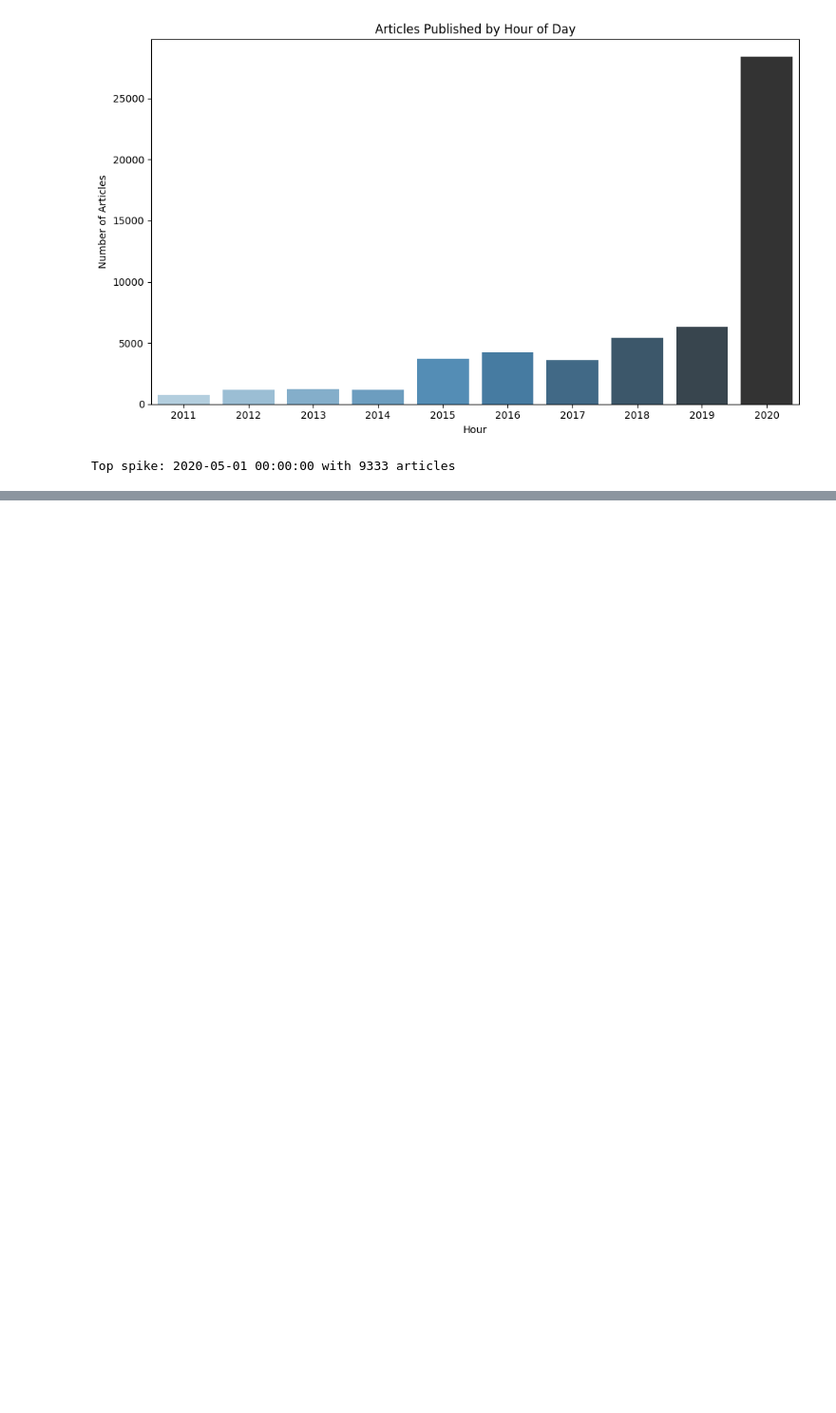
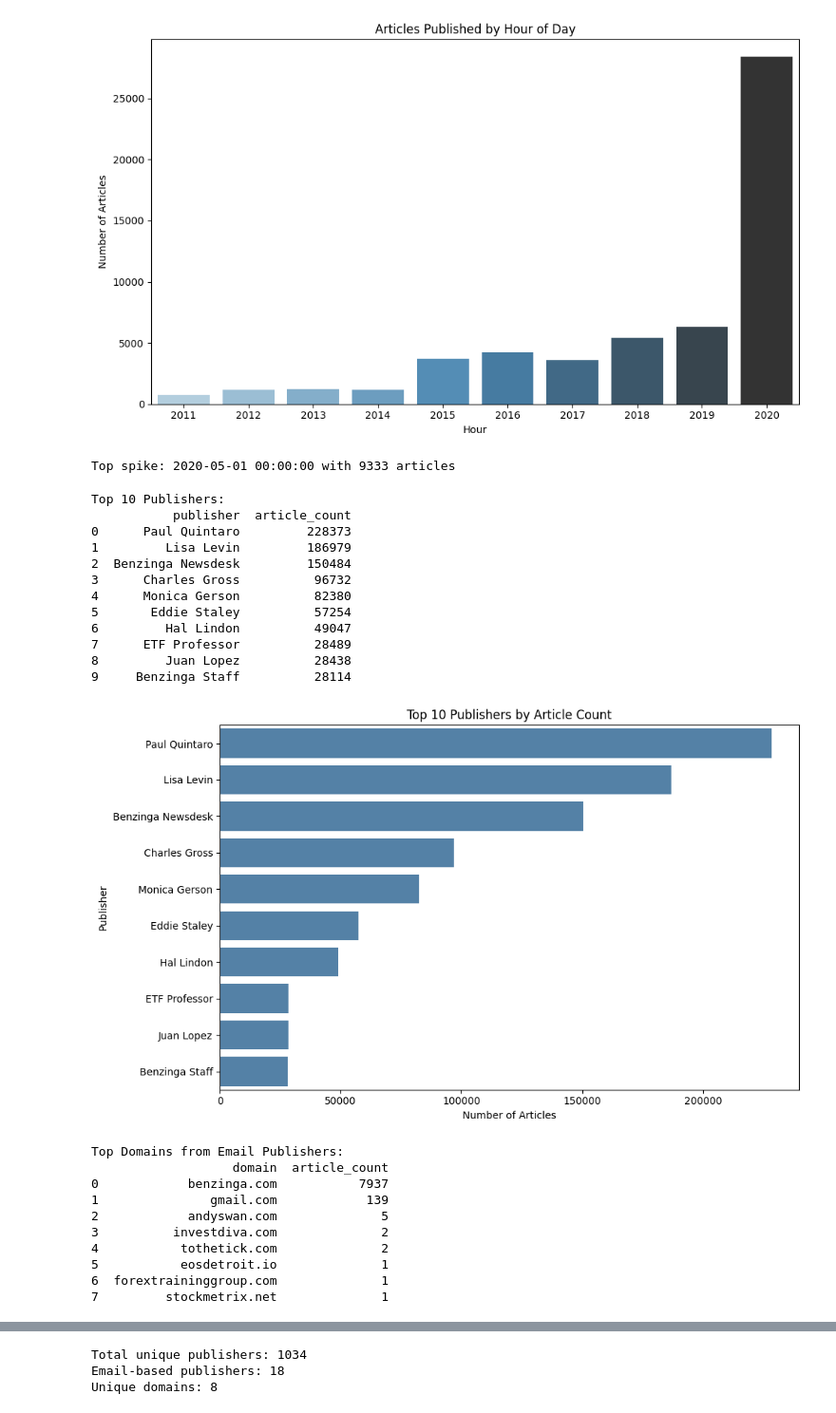
Before and after one commit to gashawbekele06/fnspid, a Jupyter notebook: notebooks/descriptive_analysis_eda.ipynb, the cells around one changed output, grey strips where cells are left out. Shown: that part at 95% size. Drawn from its saved outputs; the diff is of its cells as text; code cells hidden in the pictures; blank space fills up the shorter version.

```diff
--- a/notebooks/descriptive_analysis_eda.ipynb
+++ b/notebooks/descriptive_analysis_eda.ipynb
@@ -280,3 +281,77 @@ print(f"Top spike: {top_spike['month']} with {top_spike['article_count']} articl
 [figure]
 [figure]
 Top spike: 2020-05-01 00:00:00 with 9333 articles
+# %%
+# Drop missing publisher values
+df.dropna(subset=['publisher'], inplace=True)
+
+# Top Publishers by Article Count
+publisher_counts = df['publisher'].value_counts().reset_index()
+publisher_counts.columns = ['publisher', 'article_count']
+
+print("\nTop 10 Publishers:")
+print(publisher_counts.head(10))
+
+# Plot top publishers
+plt.figure(figsize=(10, 6))
+sns.barplot(x='article_count', y='publisher', data=publisher_counts.head(10), color='steelblue')
+plt.title('Top 10 Publishers by Article Count')
+plt.xlabel('Number of Articles')
+plt.ylabel('Publisher')
+plt.tight_layout()
+plt.show()
+
+# Identify Email Addresses and Extract Domains
+# Regex to detect email pattern
+email_pattern = r'^[^@]+@[^@]+\.[^@]+$'
+
+# Filter publishers that look like emails
+email_publishers = df[df['publisher'].str.match(email_pattern, na=False)].copy()
+
+# Extract domain from email
+email_publishers['domain'] = email_publishers['publisher'].apply(lambda x: x.split('@')[-1])
+
+# Domain counts
+domain_counts = email_publishers['domain'].value_counts().reset_index()
+domain_counts.columns = ['domain', 'article_count']
+
+print("\nTop Domains from Email Publishers:")
+print(domain_counts.head(10))
+
+# Plot top domains
+plt.figure(figsize=(10, 6))
+sns.barplot(x='article_count', y='domain', data=domain_counts.head(10), color='orange')
+plt.title('Top Domains by Article Count (Email Publishers)')
+plt.xlabel('Number of Articles')
+plt.ylabel('Domain')
+plt.tight_layout()
+plt.show()
+
+# Insights
+print(f"\nTotal unique publishers: {df['publisher'].nunique()}")
+print(f"Email-based publishers: {email_publishers['publisher'].nunique()}")
+print(f"Unique domains: {email_publishers['domain'].nunique()}")
+# %% [output]
+Top 10 Publishers:
+           publisher  article_count
+0      Paul Quintaro         228373
+1         Lisa Levin         186979
+2  Benzinga Newsdesk         150484
+3      Charles Gross          96732
+4      Monica Gerson          82380
+5       Eddie Staley          57254
+6         Hal Lindon          49047
+7      ETF Professor          28489
+8         Juan Lopez          28438
+9     Benzinga Staff          28114
+[figure, added]
+Top Domains from Email Publishers:
+                   domain  article_count
+0            benzinga.com           7937
+1               gmail.com            139
+2            andyswan.com              5
+3          investdiva.com              2
+4           tothetick.com              2
+5           eosdetroit.io              1
+6  forextraininggroup.com              1
+7         stockmetrix.net              1
@@ -282,0 +359,3 @@ Top spike: 2020-05-01 00:00:00 with 9333 articles
+Total unique publishers: 1034
+Email-based publishers: 18
+Unique domains: 8
```
Also changed, not shown: parts of 2 cells of this notebook.
